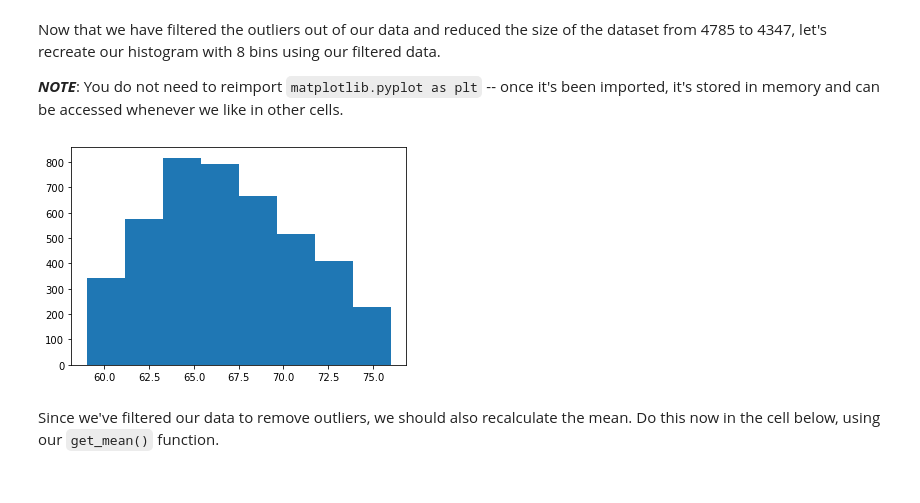
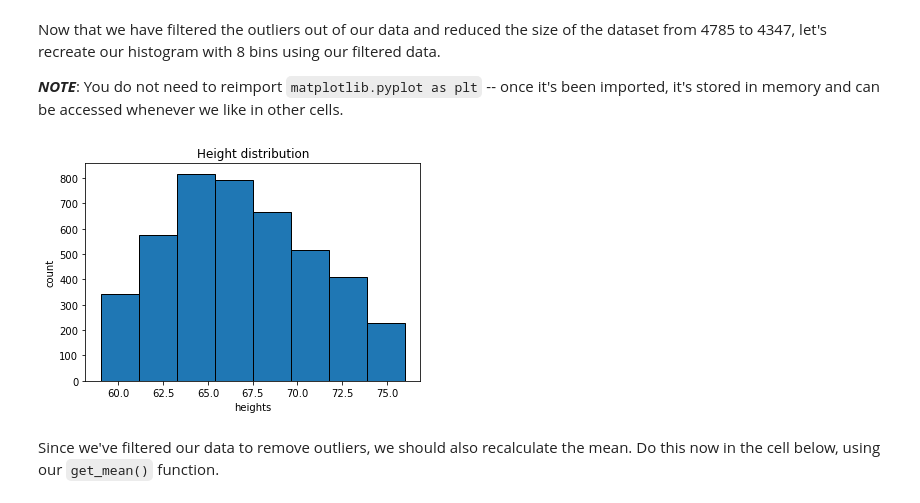
Before and after one commit to mish-mureh/dsc-implementing-statistics-with-functions-lab, a Jupyter notebook: index.ipynb, the cells around one changed output. Drawn from its saved outputs; the diff is of its cells as text; code cells hidden in the pictures.

```diff
--- a/index.ipynb
+++ b/index.ipynb
@@ -24,0 +41,6 @@ height = list(df['height'])
+# %%
+import pandas as pd
+df = pd.read_csv('nhis.csv')# if loading excel, then it will be pd.read_excel('nhis.xlsx')
+# review first 5 rows
+df.head(7) # a data frame is a table
+# height = list(df['height'])
@@ -167,10 +245,13 @@ Now that we have filtered the outliers out of our data and reduced the size of t
 # %%
 # Replace None with appropriate code
 # A histogram should display below
 bins = 8
-plt.hist(filtered_height, bins=bins);
+plt.hist(filtered_height, bins=bins, edgecolor='black')
+plt.title('Height distribution')
+plt.ylabel('count')
+plt.xlabel('heights');
 # %% [output]
-[figure, old version]
+[figure, new version]
 # %% [markdown]
 Since we've filtered our data to remove outliers, we should also recalculate the mean.  Do this now in the cell below, using our `get_mean()` function.
 # %%
```
Also changed, not shown: parts of 16 cells of this notebook.
